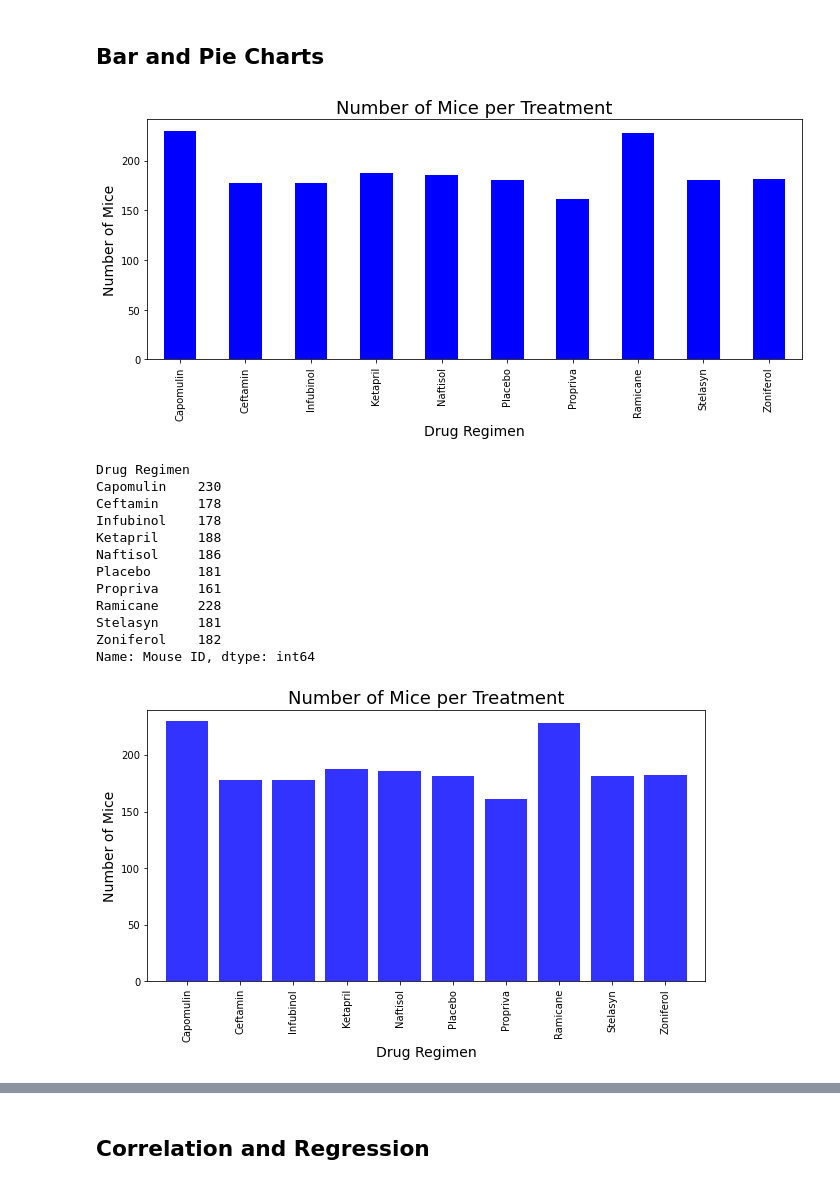
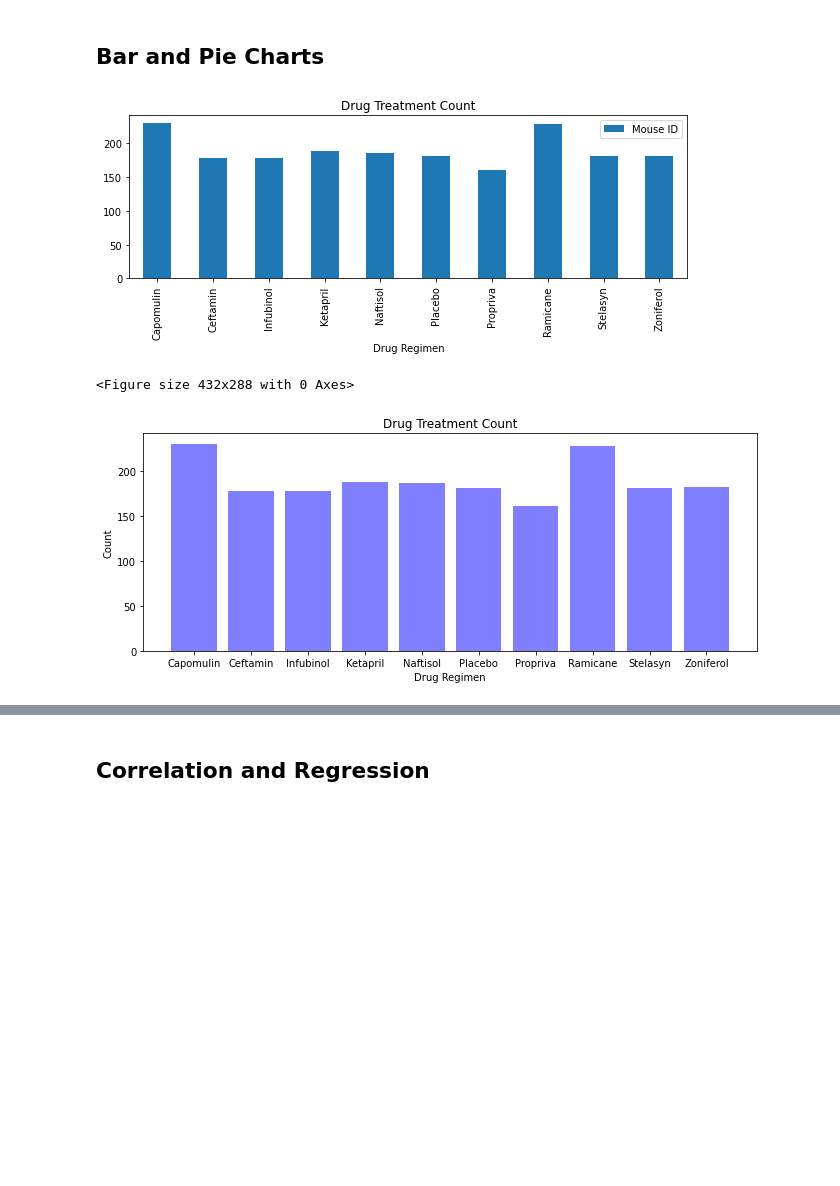
Before and after one commit to veljkomiramicanovic/Matplotlib-Challenge, a Jupyter notebook: Pymaceuticals/pymaceuticals_starter.ipynb, the cells around one changed output, grey strips where cells are left out. Drawn from its saved outputs; the diff is of its cells as text; code cells hidden in the pictures; blank space fills up the shorter version.

```diff
--- a/Pymaceuticals/pymaceuticals_starter.ipynb
+++ b/Pymaceuticals/pymaceuticals_starter.ipynb
@@ -150,54 +145,43 @@ summary_df_2
 ## Bar and Pie Charts
 # %%
 # Generate a bar plot showing the total number of timepoints for all mice tested for each drug regimen using Pandas.
-count_mice_per_tret = combined_df.groupby(["Drug Regimen"]).count()["Mouse ID"]
+drug_data = pd.DataFrame(combined_df.groupby(["Drug Regimen"]).count()).reset_index()
+#Alter the dataframe down to two columns
+drugs_df = drug_data[["Drug Regimen", "Mouse ID"]]
+drugs_df = drugs_df.set_index("Drug Regimen")
 
-plot_pandas = count_mice_per_tret.plot.bar(figsize=(10,5), color="blue",fontsize = 10)
-count_mice_per_tret
-plt.xlabel("Drug Regimen",fontsize = 14)
-plt.ylabel("Number of Mice",fontsize = 14)
-plt.title("Number of Mice per Treatment",fontsize = 18)
+#Creating the bar chart
+drugs_df.plot(kind="bar", figsize=(10,3))
+
+plt.title("Drug Treatment Count")
+plt.show()
+plt.tight_layout()
 
 plt.savefig("../Images/Pan_mice_per_treat.png", bbox_inches = "tight")
-plt.tight_layout()
-plt.show()
-
-count_mice_per_tret
 # %% [output]
-[figure, old version]
+[figure, new version]
-Drug Regimen
-Capomulin    230
-Ceftamin     178
-Infubinol    178
-Ketapril     188
-Naftisol     186
-Placebo      181
-Propriva     161
-Ramicane     228
-Stelasyn     181
-Zoniferol    182
-Name: Mouse ID, dtype: int64
+<Figure size 432x288 with 0 Axes>
 # %%
 # Generate a bar plot showing the total number of timepoints for all mice tested for each drug regimen using pyplot.
 
-mice_list =(combined_df.groupby(["Drug Regimen"])["Mouse ID"].count()).tolist()
+drug_list = summary_df.index.tolist()
+drug_list
 
-x_axis = np.arange(len(count_mice_per_tret))
-fig1, ax1 = plt.subplots(figsize=(10, 5))
-plt.bar(x_axis, mice_list, color='b', alpha=0.8, align='center')
+#Turn drug_count into a list
+drug_count = (combined_df.groupby(["Drug Regimen"])["Age_months"].count()).tolist()
+drug_count
 
-tick_locations = [value for value in x_axis]
+x_axis = np.arange(len(drug_count))
+#Assign x-axis
+x_axis = drug_list
+#Creating and customizing bar chart
+plt.figure(figsize=(11,4))
+plt.bar(x_axis, drug_count, color='b', alpha=0.5, align="center")
 
-plt.xticks(tick_locations, ['Capomulin', 'Ceftamin', 'Infubinol', 'Ketapril', 'Naftisol', 'Placebo', 'Propriva', 'Ramicane', 'Stelasyn', 'Zoniferol'],  rotation='vertical')
-
-plt.xlim(-0.75, len(x_axis)-0.25)
-
-plt.ylim(0, max(mice_list)+10)
-
-plt.title("Number of Mice per Treatment",fontsize = 18)
-plt.xlabel("Drug Regimen",fontsize = 14)
-plt.ylabel("Number of Mice",fontsize = 14)
+plt.title("Drug Treatment Count")
+plt.xlabel("Drug Regimen")
+plt.ylabel("Count")
 
 plt.savefig("../Images/mat_mice_per_treat.png", bbox_inches = "tight")
 # %% [output]
-[figure, old version]
+[figure, new version]
```
Also changed, not shown: parts of 31 cells of this notebook, 7 other files.
